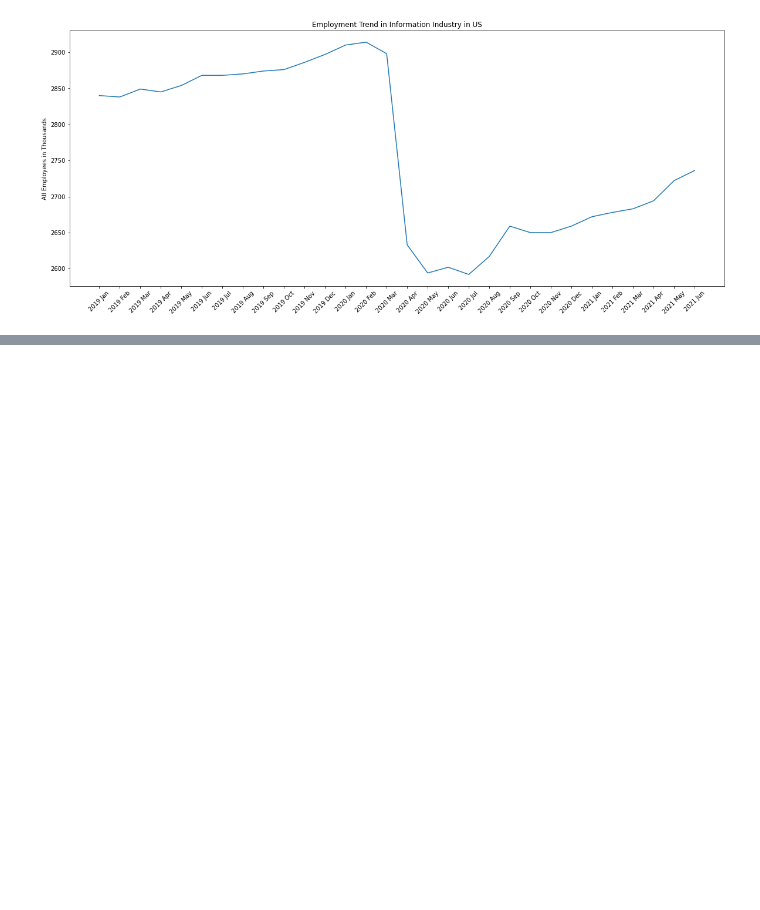
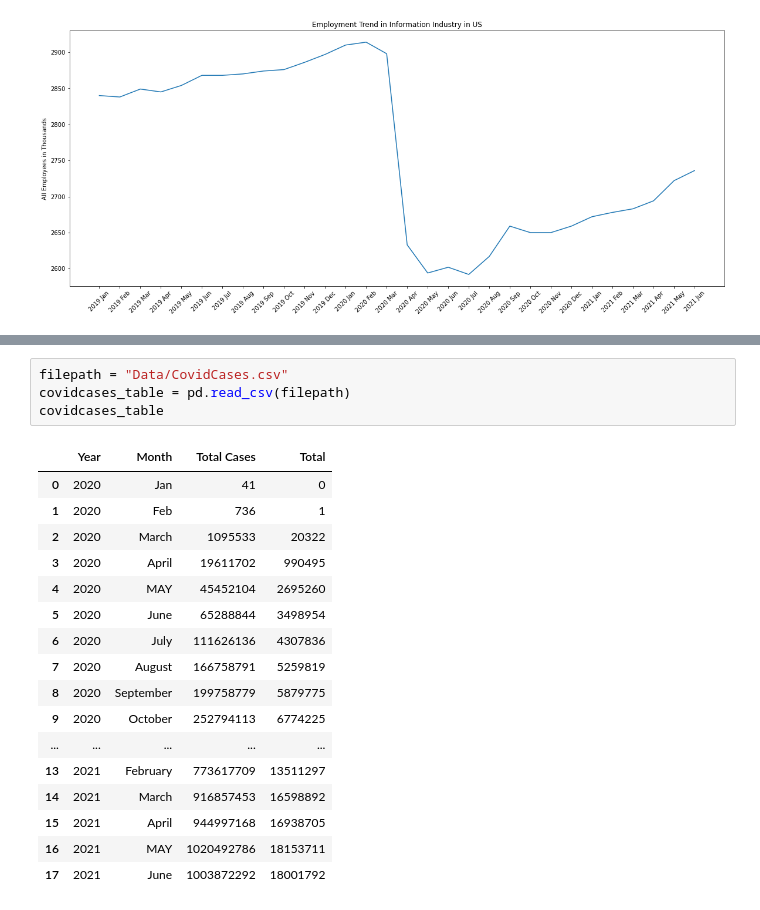
Before and after one commit to meetk5/Team-Project1, a Jupyter notebook: EmploymentAnalysis.ipynb, the cells around one changed output, grey strips where cells are left out. Cells and saved outputs as stored; diff of their text form; blank space fills up the shorter version.

```diff
--- a/EmploymentAnalysis.ipynb
+++ b/EmploymentAnalysis.ipynb
@@ -242,0 +221,22 @@ plt.legend(["Food Industry","Education & Health Industry","Government Services",
+# %%
+filepath = "Data/CovidCases.csv"
+covidcases_table = pd.read_csv(filepath)
+covidcases_table
+# %% [output]
+|  | Year | Month | Total Cases | Total |
+| 0 | 2020 | Jan | 41 | 0 |
+| 1 | 2020 | Feb | 736 | 1 |
+| 2 | 2020 | March | 1095533 | 20322 |
+| 3 | 2020 | April | 19611702 | 990495 |
+| 4 | 2020 | MAY | 45452104 | 2695260 |
+| 5 | 2020 | June | 65288844 | 3498954 |
+| 6 | 2020 | July | 111626136 | 4307836 |
+| 7 | 2020 | August | 166758791 | 5259819 |
+| 8 | 2020 | September | 199758779 | 5879775 |
+| 9 | 2020 | October | 252794113 | 6774225 |
+| ... | ... | ... | ... | ... |
+| 13 | 2021 | February | 773617709 | 13511297 |
+| 14 | 2021 | March | 916857453 | 16598892 |
+| 15 | 2021 | April | 944997168 | 16938705 |
+| 16 | 2021 | MAY | 1020492786 | 18153711 |
+| 17 | 2021 | June | 1003872292 | 18001792 |
```
Also changed, not shown: parts of 8 cells of this notebook, 14 other files.
